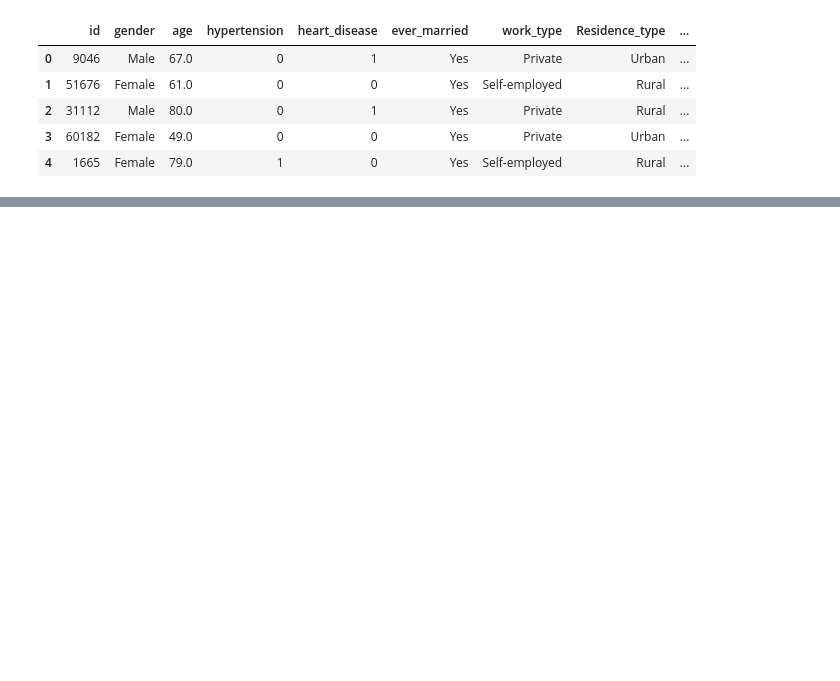
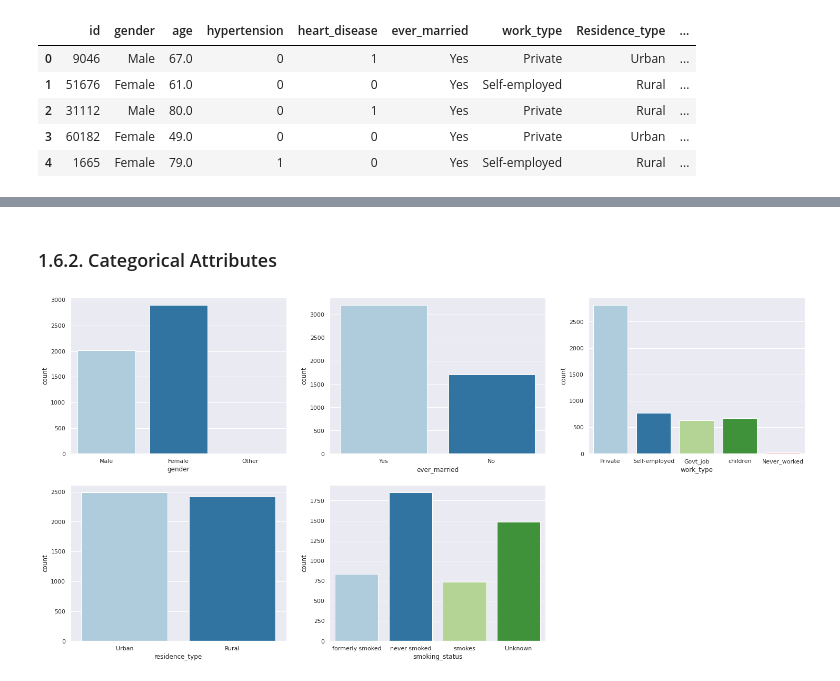
Before and after one commit to felipealmeidac3/stroke_prediction, a Jupyter notebook: notebooks/s1_stroke_prediction.ipynb, the cells around one changed output, grey strips where cells are left out. Drawn from its saved outputs; the diff is of its cells as text; code cells hidden in the pictures; blank space fills up the shorter version.

```diff
--- a/notebooks/s1_stroke_prediction.ipynb
+++ b/notebooks/s1_stroke_prediction.ipynb
@@ -36 +47,3 @@ df.head()
+# %%
+df.rename(columns = {'Residence_type': 'residence_type'}, inplace = True)
 # %%
@@ -55,0 +102,2 @@ dtype: int64
+# %%
+df.dropna(axis = 0, inplace = True)
@@ -55,0 +151,19 @@ dtype: int64
+# %% [markdown]
+### 1.6.2. Categorical Attributes
+# %%
+plt.subplot(2, 3, 1)
+sns.countplot(data = df, x = 'gender');
+
+plt.subplot(2, 3, 2)
+sns.countplot(data = df, x = 'ever_married');
+
+plt.subplot(2, 3, 3)
+sns.countplot(data = df, x = 'work_type');
+
+plt.subplot(2, 3, 4)
+sns.countplot(data = df, x = 'residence_type');
+
+plt.subplot(2, 3, 5)
+sns.countplot(data = df, x = 'smoking_status');
+# %% [output]
+[figure, added]
```
Also changed, not shown: parts of 19 cells of this notebook.
